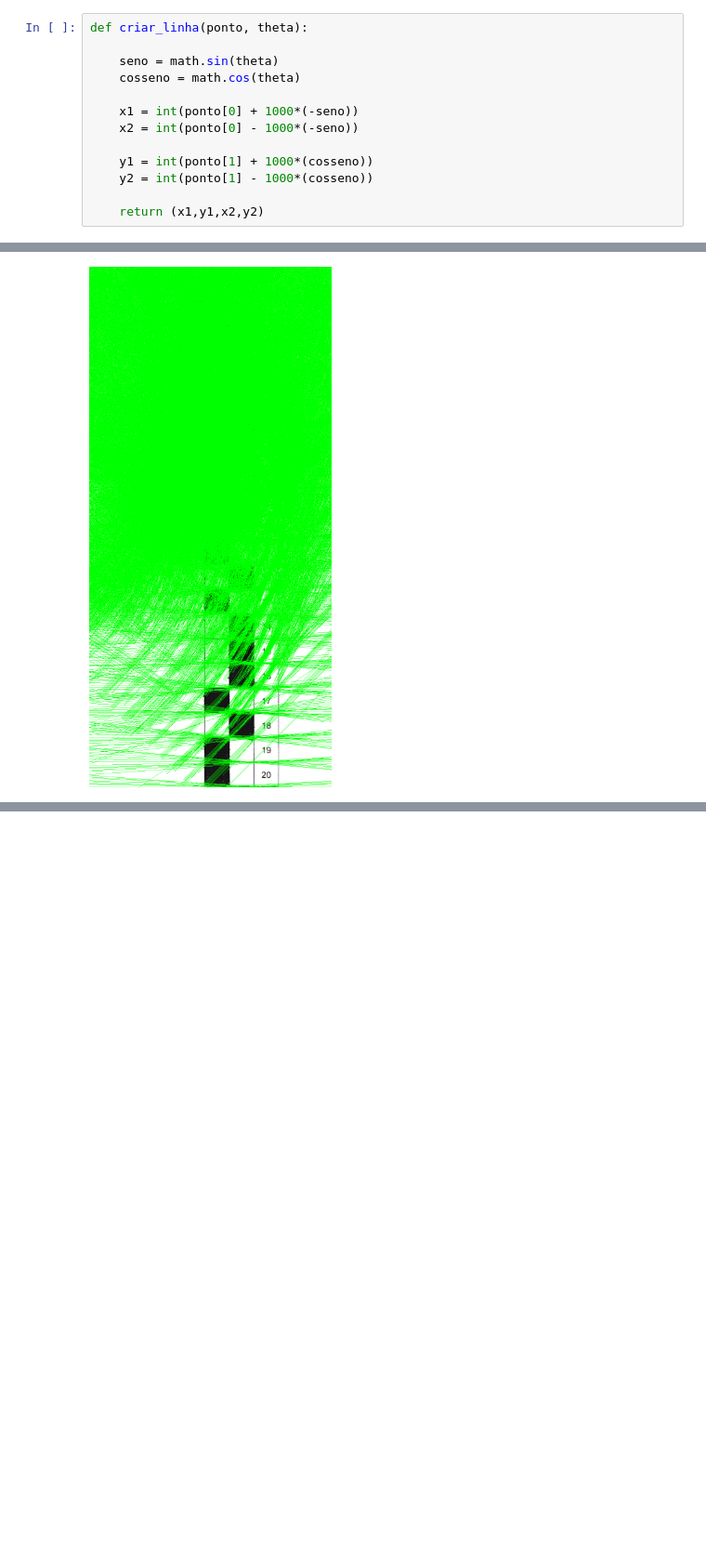
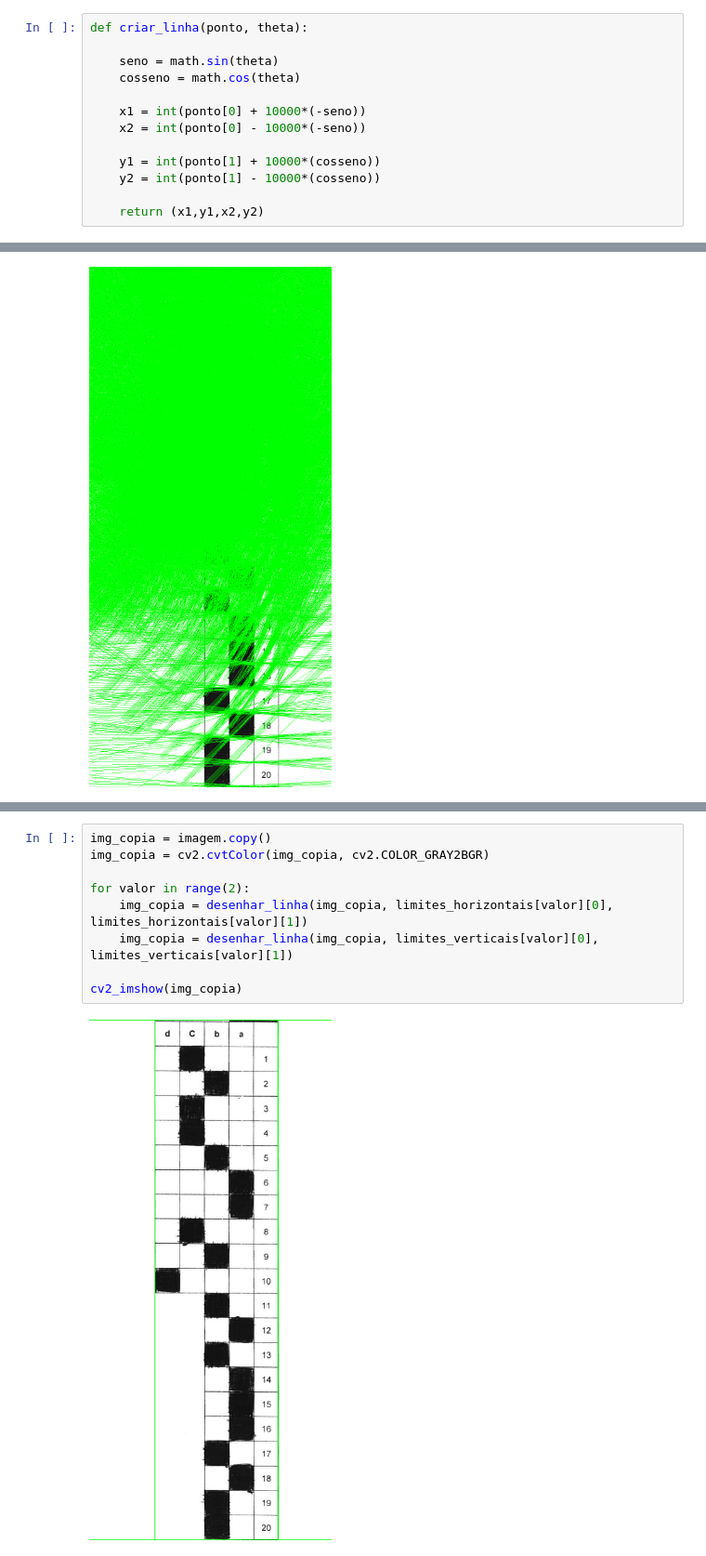
Before and after one commit to alura-cursos/Visao_computacional-OMR, a Jupyter notebook: correcao_prova.ipynb, the cells around one changed output, grey strips where cells are left out. Shown: that part at 93% size. Saved outputs shown, nothing was run; the diff lists cells and outputs as text; blank space fills up the shorter version.

Commit message:
video4.1-filtrar_linhas_de_interesse

```diff
--- a/correcao_prova.ipynb
+++ b/correcao_prova.ipynb
@@ -108,11 +108,11 @@ def criar_linha(ponto, theta):
     seno = math.sin(theta)
     cosseno = math.cos(theta)
 
-    x1 = int(ponto[0] + 1000*(-seno))
-    x2 = int(ponto[0] - 1000*(-seno))
+    x1 = int(ponto[0] + 10000*(-seno))
+    x2 = int(ponto[0] - 10000*(-seno))
 
-    y1 = int(ponto[1] + 1000*(cosseno))
-    y2 = int(ponto[1] - 1000*(cosseno))
+    y1 = int(ponto[1] + 10000*(cosseno))
+    y2 = int(ponto[1] - 10000*(cosseno))
 
     return (x1,y1,x2,y2)
 # %%
@@ -132,0 +160,11 @@ cv2_imshow(img_copia)
+# %%
+img_copia = imagem.copy()
+img_copia = cv2.cvtColor(img_copia, cv2.COLOR_GRAY2BGR)
+
+for valor in range(2):
+    img_copia = desenhar_linha(img_copia, limites_horizontais[valor][0], limites_horizontais[valor][1])
+    img_copia = desenhar_linha(img_copia, limites_verticais[valor][0], limites_verticais[valor][1])
+
+cv2_imshow(img_copia)
+# %% [output]
+[figure, added]
```
Also changed, not shown: parts of 1 cell of this notebook.
